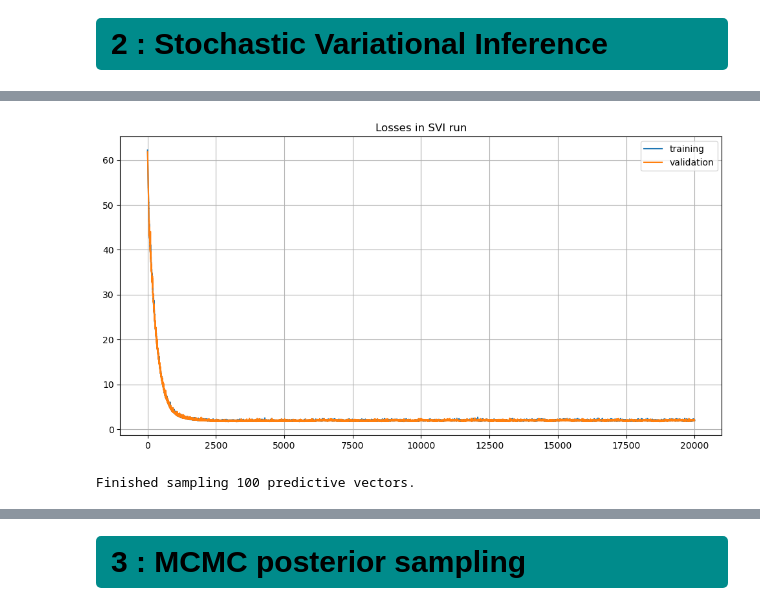
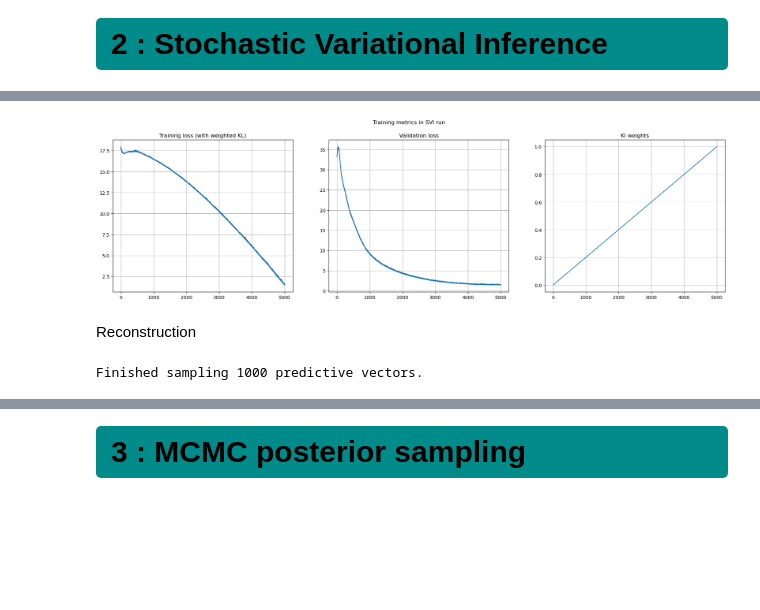
Before and after one commit to BenjaminDeporte/Stochastic_modeling, a Jupyter notebook: TOY_Pyro_BNN_regression.ipynb, the cells around one changed output, grey strips where cells are left out. Drawn from its saved outputs; the diff is of its cells as text; code cells hidden in the pictures; blank space fills up the shorter version.

Commit message:
BNN with KL annealing

```diff
--- a/TOY_Pyro_BNN_regression.ipynb
+++ b/TOY_Pyro_BNN_regression.ipynb
@@ -61,11 +62,13 @@ Total GPU Memory: 11.8 GB
 0 : Generate synthetic data
 </div>
 # %%
+# objective function, the one we wish to learn
 def target_function(X:torch.Tensor) -> torch.Tensor:
     y = X * torch.sin(16*torch.pi*X)
+    # y = torch.exp(2*X)
     return y
 
-N_POINTS = 500
+N_POINTS = 250
 
 noise = torch.tensor([0.15])
 X = torch.linspace(0.0, 1.0, steps=N_POINTS)
@@ -148,6 +151,6 @@ The idea is to consider all the network parameters (weights and biases) as rando
 
 #         return msg
 # %%
-model = BayesianMLP(n_layers=4, n_hidden_units=64, device=device)
+model = BayesianMLP(n_layers=4, n_hidden_units=32, device=device)
 print(model)
 # %% [output]
@@ -280,21 +299,30 @@ svi = SVI(
 pyro.clear_param_store()
 
 # training parameters
-n_epochs = 20000
 training_losses = []
+kl_weights = []
 validation_losses = []
 N = len(X)
 
+# KL
+KL_annealing_steps = n_epochs
+KL_max_weight = 1.0
+
 for step in range(n_epochs):
-    # perform the training : compute and backprop gradients
-    loss = svi.step(X,y)
+
+    # kl weight
+    kl_weight = min(1.0, (step+1)/KL_annealing_steps) * KL_max_weight
+    loss = svi.step(X,y, kl_weight=kl_weight)
+
     # perform evaluation only
     with torch.no_grad():
-        eval_loss = svi.evaluate_loss(X,y)
+        eval_loss = svi.evaluate_loss(X, y)
+
     # log the results
     training_losses.append(loss/N)
     validation_losses.append(eval_loss/N)
+    kl_weights.append(kl_weight)
 
     # report out
-    print(f'Epoch {step+1:<6} / {n_epochs:<6} - loss = {loss:.3e} - val loss = {eval_loss:.3e}')
+    print(f'Epoch {step+1:<6} / {n_epochs:<6} - loss = {loss:.3e} - kl weight = {kl_weight:.3e} - val loss = {eval_loss:.3e}')
 # %% [output]
@@ -318,19 +346,26 @@ Epoch 6250   / 20000  - loss = 1.015e+03 - val loss = 9.581e+02
 # %%
-fig, ax = plt.subplots(figsize=(12,6))
+fig, ax = plt.subplots(nrows=1, ncols=3, figsize=(24,6))
 
-ax.plot(training_losses, label='training')
-ax.plot(validation_losses, label='validation')
-ax.set_title(f'Losses in SVI run')
-ax.grid()
-ax.legend()
+ax[0].plot(training_losses, label='training')
+ax[0].set_title('Training loss (with weighted KL)')
+ax[0].grid()
+ax[1].plot(validation_losses, label='validation')
+ax[1].set_title('Validation loss')
+ax[1].grid()
+ax[2].plot(kl_weights, label='KL weight')
+ax[2].set_title('Kl weights')
+ax[2].grid()
+fig.suptitle(f'Training metrics in SVI run')
 plt.show()
 # %% [output]
-[figure, old version]
+[figure, new version]
+# %% [markdown]
+Reconstruction
 # %%
 # here, we want to draw samples from the trained model on known X's
 import pyro.poutine as poutine
 
-N_SAMPLES = 100
+N_SAMPLES = 1000
 N_POINTS = X.shape[0]
 
 # place holder for predictions.
@@ -358,5 +393,5 @@ for s in range(N_SAMPLES):
 
 print(f"Finished sampling {N_SAMPLES} predictive vectors.")
 # %% [output]
-Finished sampling 100 predictive vectors.
+Finished sampling 1000 predictive vectors.
 # %%
```
Also changed, not shown: parts of 20 cells of this notebook, 2 other files.
